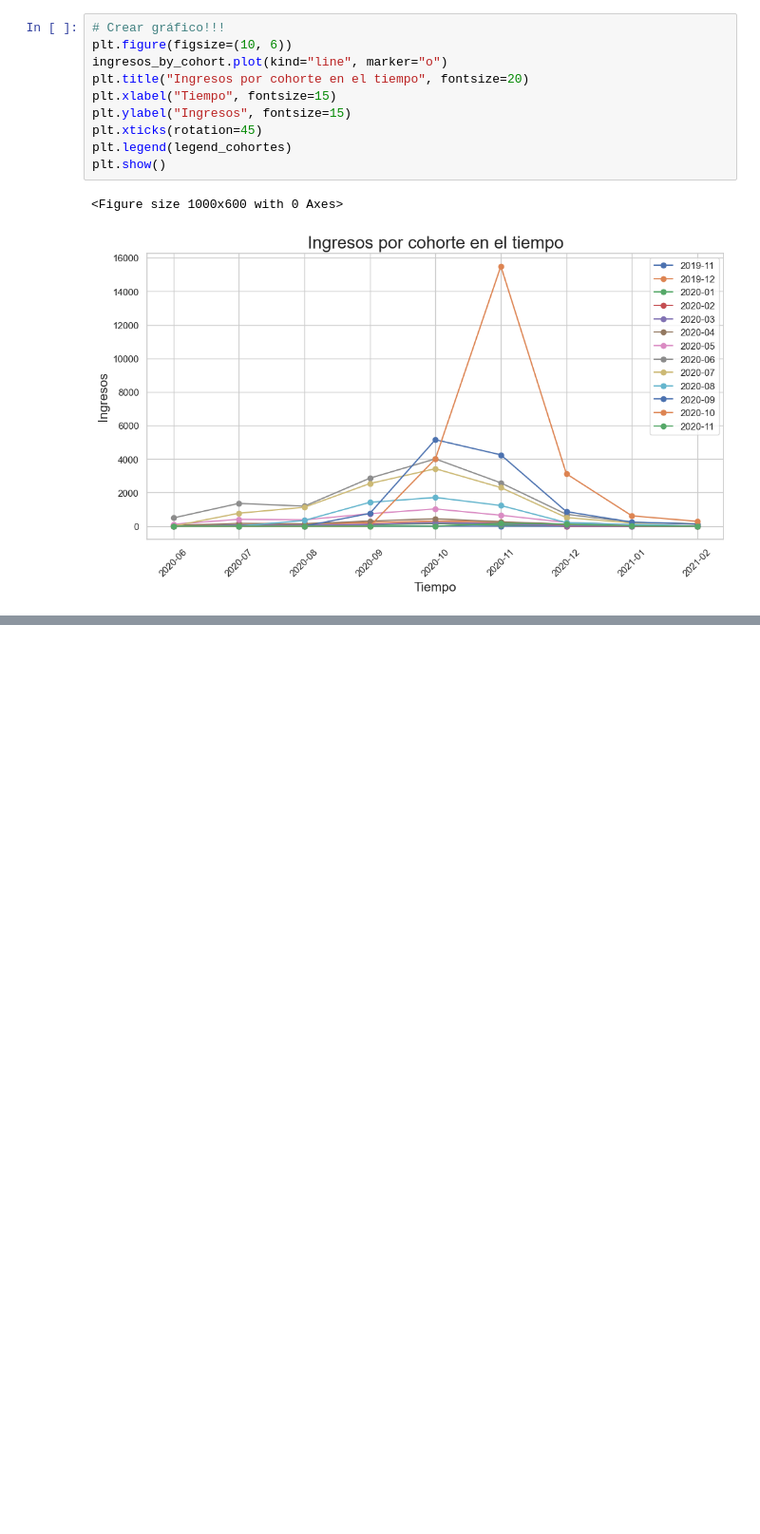
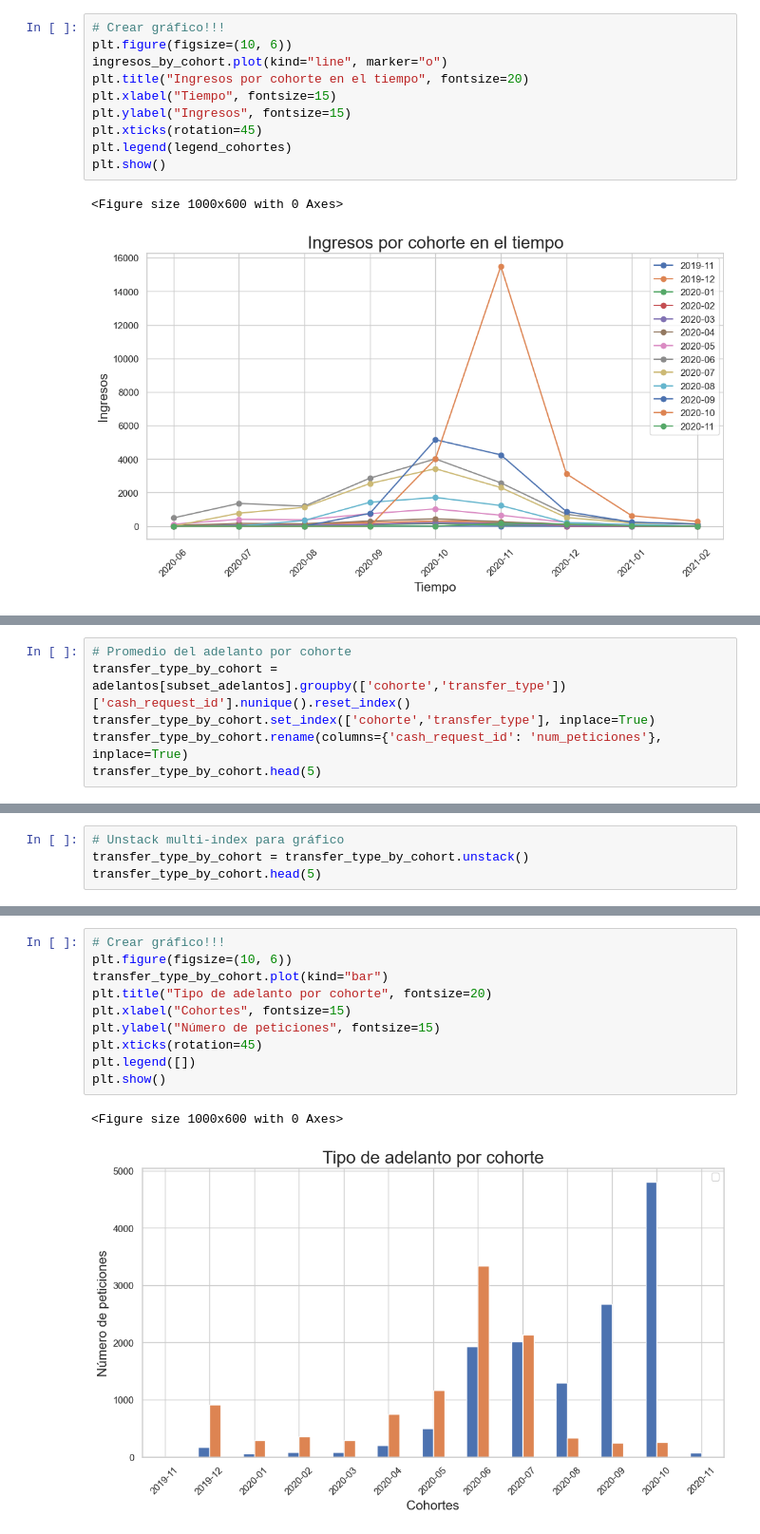
Before and after one commit to cutmountain/ironhack-data-analytics, a Jupyter notebook: modulo-1/sesion-15/project-1-ironhack-payments-es-main/ironhack-payments.ipynb, the cells around one changed output, grey strips where cells are left out. Shown: that part at 95% size. Cells and saved outputs as stored; diff of their text form; blank space fills up the shorter version.

```diff
--- a/modulo-1/sesion-15/project-1-ironhack-payments-es-main/ironhack-payments.ipynb
+++ b/modulo-1/sesion-15/project-1-ironhack-payments-es-main/ironhack-payments.ipynb
@@ -1074,0 +1157,6 @@ plt.show()
+# %%
+# Promedio del adelanto por cohorte
+transfer_type_by_cohort = adelantos[subset_adelantos].groupby(['cohorte','transfer_type'])['cash_request_id'].nunique().reset_index()
+transfer_type_by_cohort.set_index(['cohorte','transfer_type'], inplace=True)
+transfer_type_by_cohort.rename(columns={'cash_request_id': 'num_peticiones'}, inplace=True)
+transfer_type_by_cohort.head(5)
@@ -1074,0 +1173,4 @@ plt.show()
+# %%
+# Unstack multi-index para gráfico
+transfer_type_by_cohort = transfer_type_by_cohort.unstack()
+transfer_type_by_cohort.head(5)
@@ -1074,0 +1186,13 @@ plt.show()
+# %%
+# Crear gráfico!!!
+plt.figure(figsize=(10, 6))
+transfer_type_by_cohort.plot(kind="bar")
+plt.title("Tipo de adelanto por cohorte", fontsize=20)
+plt.xlabel("Cohortes", fontsize=15)
+plt.ylabel("Número de peticiones", fontsize=15)
+plt.xticks(rotation=45)
+plt.legend([])
+plt.show()
+# %% [output]
+<Figure size 1000x600 with 0 Axes>
+[figure, added]
```
Also changed, not shown: parts of 19 cells of this notebook.
